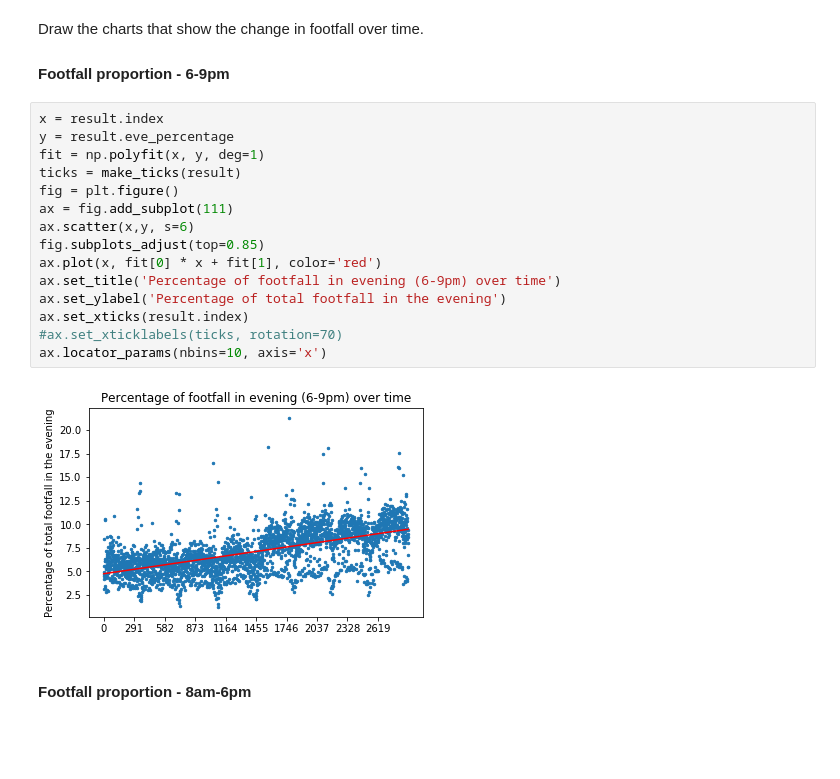
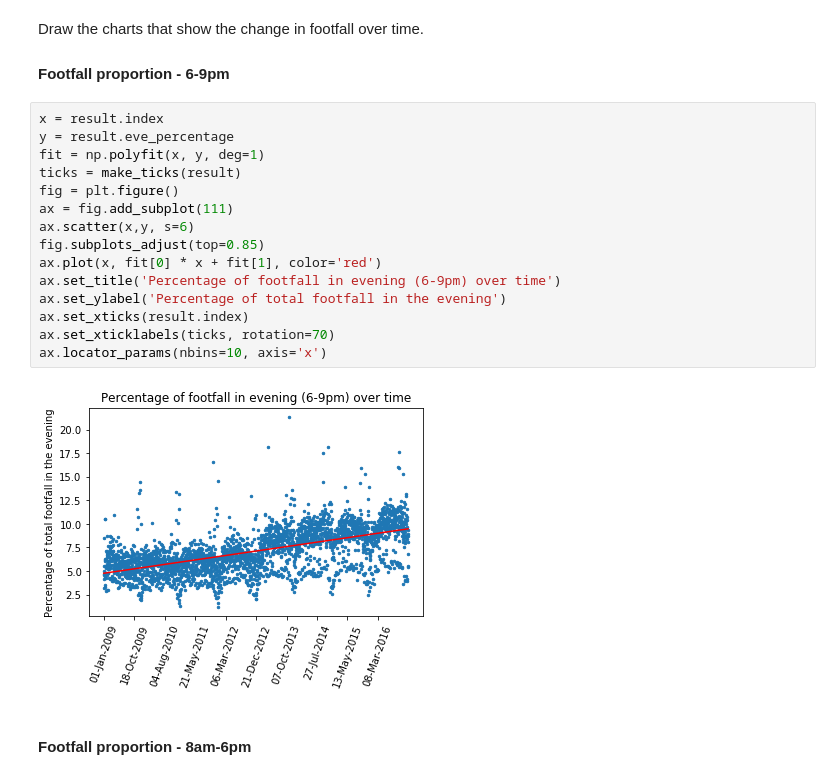
Before and after one commit to nickmalleson/surf, a Jupyter notebook: projects/footfall/lcc-machine-learning/LCC_Footfall.ipynb, the cells around one changed output. Saved outputs shown, nothing was run; the diff lists cells and outputs as text; blank space fills up the shorter version.

```diff
--- a/projects/footfall/lcc-machine-learning/LCC_Footfall.ipynb
+++ b/projects/footfall/lcc-machine-learning/LCC_Footfall.ipynb
@@ -396,20 +402,20 @@ Draw the charts that show the change in footfall over time.
 # %%
 x = result.index
 y = result.eve_percentage
 fit = np.polyfit(x, y, deg=1)
 ticks = make_ticks(result)
 fig = plt.figure()
 ax = fig.add_subplot(111)
 ax.scatter(x,y, s=6)
 fig.subplots_adjust(top=0.85)
 ax.plot(x, fit[0] * x + fit[1], color='red')
 ax.set_title('Percentage of footfall in evening (6-9pm) over time')
 ax.set_ylabel('Percentage of total footfall in the evening')
 ax.set_xticks(result.index)
-#ax.set_xticklabels(ticks, rotation=70)
+ax.set_xticklabels(ticks, rotation=70)
 ax.locator_params(nbins=10, axis='x')
 # %% [output]
-[figure, old version]
+[figure, new version]
 # %% [markdown]
 #### Footfall proportion - 8am-6pm
 # %%
```
Also changed, not shown: parts of 1 cell of this notebook, 3 other files.
